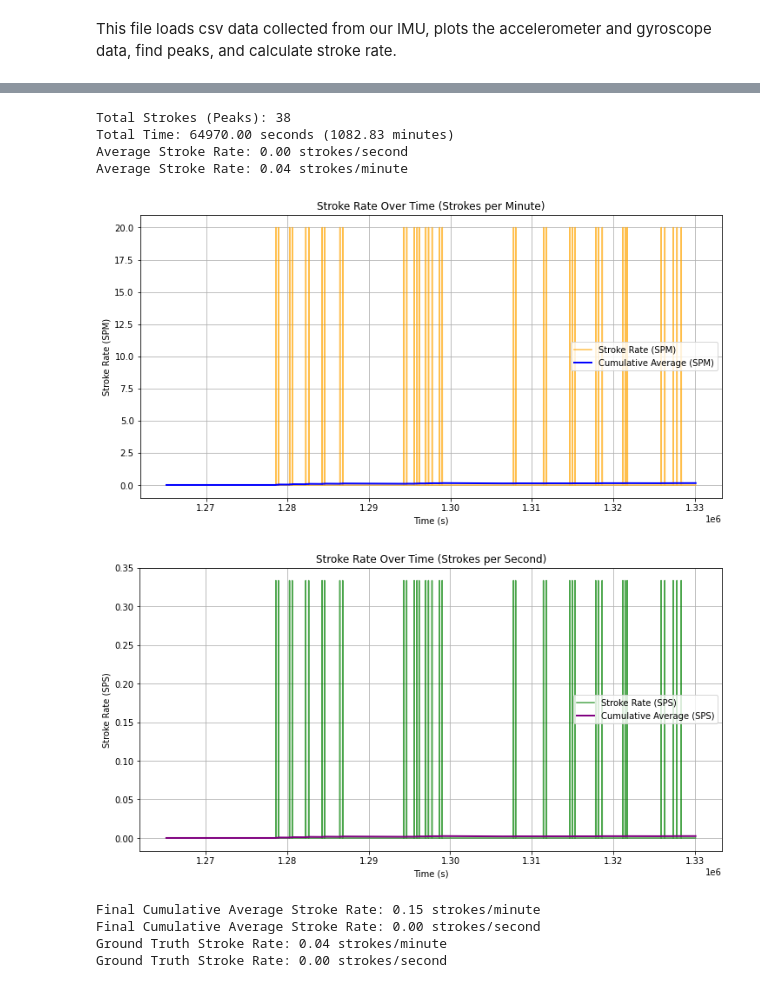
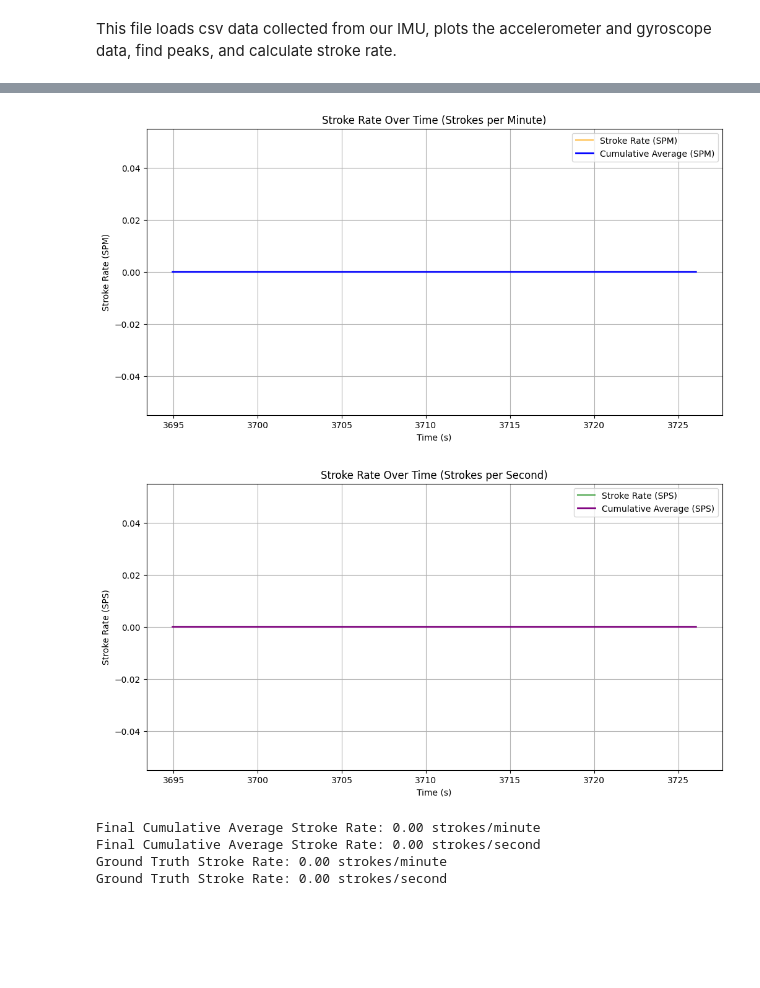
Before and after one commit to IddoSadeh/FORM24, a Jupyter notebook: esp IMU/imuProcess.ipynb, the cells around one changed output, grey strips where cells are left out. Drawn from its saved outputs; the diff is of its cells as text; code cells hidden in the pictures; blank space fills up the shorter version.

```diff
--- a/esp IMU/imuProcess.ipynb
+++ b/esp IMU/imuProcess.ipynb
@@ -3,5 +3,13 @@ This file loads csv data collected from our IMU, plots the accelerometer and gyr
 # %%
 import pandas as pd
 import matplotlib.pyplot as plt
+# %%
+
+# Load the data
+file_path = "../downloaded_files/IMU_6.csv"
+data = pd.read_csv(file_path, on_bad_lines='skip')
+
+# Ignore this
+data_set_temp_string = 'data6'
 # %%
 
@@ -35,9 +40,10 @@ Data preview:
 # %%
 from scipy.signal import savgol_filter
 
+print(len(accel_x))
 # Apply Savitzky-Golay filter twice for extra smoothing
-smoothed_accel_x = savgol_filter(savgol_filter(accel_x, window_length=25, polyorder=2), window_length=25, polyorder=2)
-smoothed_accel_y = savgol_filter(savgol_filter(accel_y, window_length=25, polyorder=2), window_length=25, polyorder=2)
+smoothed_accel_x = savgol_filter(savgol_filter(accel_x, window_length=4, polyorder=2), window_length=4, polyorder=2)
+smoothed_accel_y = savgol_filter(savgol_filter(accel_y, window_length=25, polyorder=2), window_length=22, polyorder=2)
 smoothed_accel_z = savgol_filter(savgol_filter(accel_z, window_length=25, polyorder=2), window_length=25, polyorder=2)
 smoothed_gyro_x = savgol_filter(savgol_filter(gyro_x, window_length=25, polyorder=2), window_length=25, polyorder=2)
 smoothed_gyro_y = savgol_filter(savgol_filter(gyro_y, window_length=25, polyorder=2), window_length=25, polyorder=2)
@@ -45,6 +53,7 @@ smoothed_gyro_z = savgol_filter(savgol_filter(gyro_z, window_length=25, polyorde
 # %%
-# Adjust timestamps to match the length of smoothed data
-adjusted_timestamps = timestamps[:len(smoothed_accel_x)]  # All smoothed arrays have the same length
+# Adjust timestamps to match the length of smoothed data and convert to seconds
+adjusted_timestamps = timestamps[:len(smoothed_accel_x)] / 1000
+
 
 # Now, use adjusted_timestamps in the plots
 plt.figure()
@@ -162,46 +245,3 @@ Total Detected Peaks: 13
-# %%
-# This block calculates the ground truth for average strokes per second and strokes per minute
-
-import numpy as np
-from scipy.signal import find_peaks
-
-# Extract Z-axis data and timestamps
-timestamps = data['Time']
-accel_z = data['AccelZ']
-
-# Dynamically calculate thresholds for peak detection
-mean_value = np.mean(accel_z)
-std_dev = np.std(accel_z)
-max_value = np.max(accel_z)
-
-# Find peaks dynamically
-height_threshold = mean_value + 1.3 * std_dev  # Adjusted multiplier for leniency
-distance_threshold = 20  # Adjust distance as needed
-peaks, _ = find_peaks(accel_z, height=height_threshold, distance=distance_threshold)
-
-# Total number of strokes (peaks)
-total_strokes = len(peaks)
-
-# Total time in seconds
-total_time_seconds = timestamps.iloc[-1] - timestamps.iloc[0]  # Difference between first and last timestamp
-
-# Total time in minutes
-total_time_minutes = total_time_seconds / 60.0
-
-# Calculate average stroke rates
-average_stroke_rate_per_second = total_strokes / total_time_seconds
-average_stroke_rate_per_minute = total_strokes / total_time_minutes
-
-# Print results
-print(f"Total Strokes (Peaks): {total_strokes}")
-print(f"Total Time: {total_time_seconds:.2f} seconds ({total_time_minutes:.2f} minutes)")
-print(f"Average Stroke Rate: {average_stroke_rate_per_second:.2f} strokes/second")
-print(f"Average Stroke Rate: {average_stroke_rate_per_minute:.2f} strokes/minute")
-# %% [output]
-Total Strokes (Peaks): 38
-Total Time: 64970.00 seconds (1082.83 minutes)
-Average Stroke Rate: 0.00 strokes/second
-Average Stroke Rate: 0.04 strokes/minute
 # %%
 # This Block calculates stroke rate.
 # It uses a sliding time window of the last 3 seconds to count
@@ -209,6 +249,12 @@ Average Stroke Rate: 0.04 strokes/minute
 
 import pandas as pd
 import matplotlib.pyplot as plt
+import numpy as np
+
+# Ensure timestamps are NumPy array for easier calculations
+#
+#timestamps = np.array(adjusted_timestamps)
+timestamps = np.array(adjusted_timestamps) # This is temporary for the 6 data files, had to multiple by 1000 ^2 to convert our units back...
 
 # Calculate stroke rate (SPM: Strokes Per Minute) and SPS (Strokes Per Second)
 stroke_rate_spm = []
@@ -245,37 +291,37 @@ plt.legend()
 plt.grid(True)
 plt.show()
 
 # Plot the stroke rate (Strokes per Second) with cumulative average
 plt.figure(figsize=(12, 6))
 plt.plot(timestamps, stroke_rate_sps, label='Stroke Rate (SPS)', color='green', alpha=0.7)
 plt.plot(timestamps, cumulative_sps, label='Cumulative Average (SPS)', color='purple', linewidth=2)
 plt.title('Stroke Rate Over Time (Strokes per Second)')
 plt.xlabel('Time (s)')
 plt.ylabel('Stroke Rate (SPS)')
 plt.legend()
 plt.grid(True)
 plt.show()
 
 # Final cumulative averages
 final_spm_average = cumulative_spm[-1]  # Final cumulative average SPM
 final_sps_average = cumulative_sps[-1]  # Final cumulative average SPS
 
 # Ground truth values
 total_strokes = len(peaks)  # Total number of peaks (strokes)
-total_time_seconds = timestamps.iloc[-1] - timestamps.iloc[0]  # Total duration in seconds
+total_time_seconds = timestamps[-1] - timestamps[0]  # Total duration in seconds
 total_time_minutes = total_time_seconds / 60.0  # Total duration in minutes
 ground_truth_spm = total_strokes / total_time_minutes  # Ground truth strokes per minute
 ground_truth_sps = total_strokes / total_time_seconds  # Ground truth strokes per second
 
 # Print final cumulative averages and ground truth
 print(f"Final Cumulative Average Stroke Rate: {final_spm_average:.2f} strokes/minute")
 print(f"Final Cumulative Average Stroke Rate: {final_sps_average:.2f} strokes/second")
 print(f"Ground Truth Stroke Rate: {ground_truth_spm:.2f} strokes/minute")
 print(f"Ground Truth Stroke Rate: {ground_truth_sps:.2f} strokes/second")
 # %% [output]
-[figure, old version]
+[figure, new version]
-[figure, old version]
+[figure, new version]
-Final Cumulative Average Stroke Rate: 0.15 strokes/minute
+Final Cumulative Average Stroke Rate: 0.00 strokes/minute
 Final Cumulative Average Stroke Rate: 0.00 strokes/second
-Ground Truth Stroke Rate: 0.04 strokes/minute
+Ground Truth Stroke Rate: 0.00 strokes/minute
 Ground Truth Stroke Rate: 0.00 strokes/second
```
Also changed, not shown: parts of 7 cells of this notebook, 59 other files.
